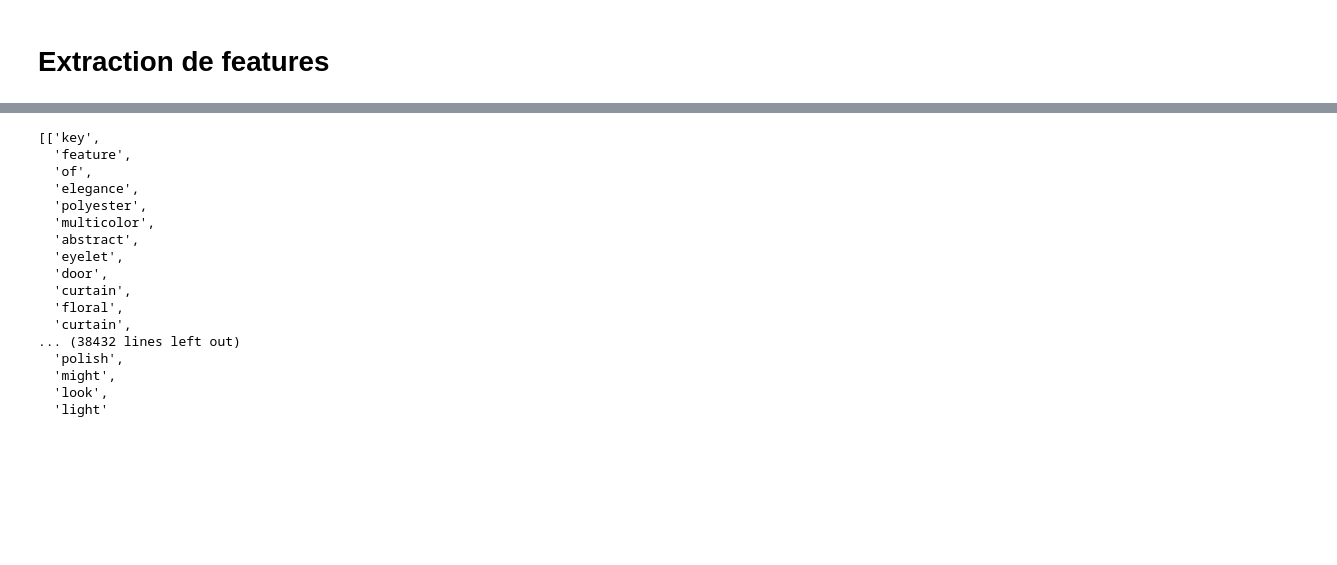
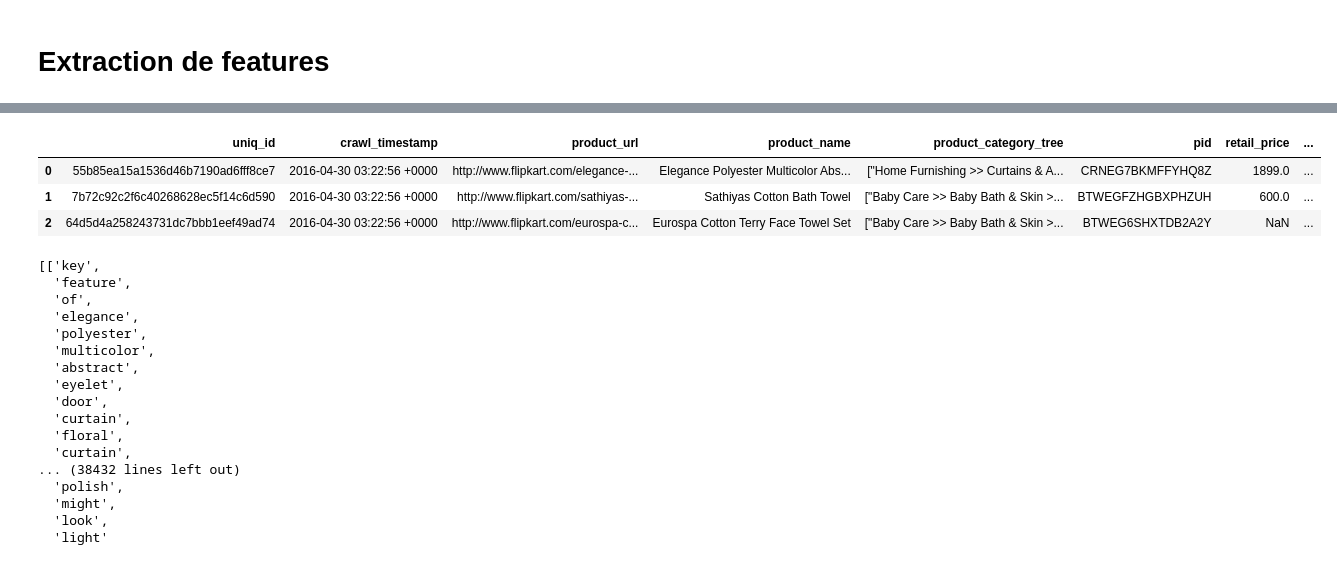
Before and after one commit to JeanProjets/Projet_6, a Jupyter notebook: Projet_6_feature_text.ipynb, the cells around one changed output, grey strips where cells are left out. Cells and saved outputs as stored; diff of their text form; code cells hidden in the pictures; blank space fills up the shorter version.

```diff
--- a/Projet_6_feature_text.ipynb
+++ b/Projet_6_feature_text.ipynb
@@ -281,3 +292,10 @@ print(X.toarray())
+# %%
+df.head(3)
+# %% [output]
+|  | uniq_id | crawl_timestamp | product_url | product_name | product_category_tree | pid | retail_price | ... |
+| 0 | 55b85ea15a1536d46b7190ad6fff8ce7 | 2016-04-30 03:22:56 +0000 | http://www.flipkart.com/elegance-... | Elegance Polyester Multicolor Abs... | ["Home Furnishing >> Curtains & A... | CRNEG7BKMFFYHQ8Z | 1899.0 | ... |
+| 1 | 7b72c92c2f6c40268628ec5f14c6d590 | 2016-04-30 03:22:56 +0000 | http://www.flipkart.com/sathiyas-... | Sathiyas Cotton Bath Towel | ["Baby Care >> Baby Bath & Skin >... | BTWEGFZHGBXPHZUH | 600.0 | ... |
+| 2 | 64d5d4a258243731dc7bbb1eef49ad74 | 2016-04-30 03:22:56 +0000 | http://www.flipkart.com/eurospa-c... | Eurospa Cotton Terry Face Towel Set | ["Baby Care >> Baby Bath & Skin >... | BTWEG6SHXTDB2A2Y | NaN | ... |
 # %%
 list_description = df['description_cleaned'].to_list()
 list_description
```
Also changed, not shown: parts of 41 cells of this notebook, 2 other files.
